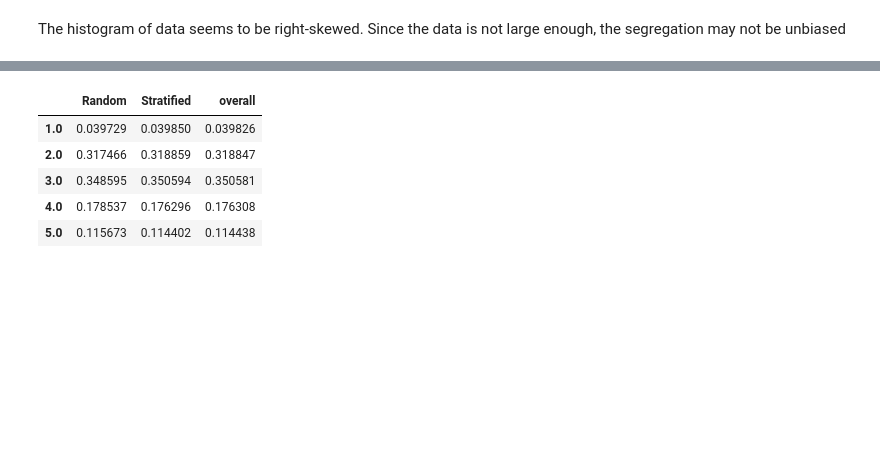
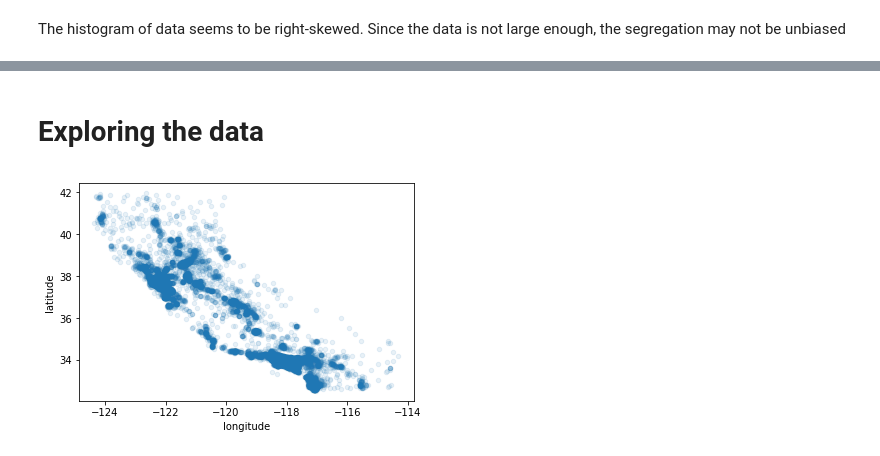
Before and after one commit to gerdm/machine_learning, a Jupyter notebook: scikitlearn_tflow/Housing.ipynb, the cells around one changed output, grey strips where cells are left out. Saved outputs shown, nothing was run; the diff lists cells and outputs as text; code cells hidden in the pictures; blank space fills up the shorter version.

Commit message:
continued housing analysis

```diff
--- a/scikitlearn_tflow/Housing.ipynb
+++ b/scikitlearn_tflow/Housing.ipynb
@@ -124,9 +112,9 @@ segregations = pd.DataFrame({
-# %%
-segregations
-# %% [output]
-|  | Random | Stratified | overall |
-| 1.0 | 0.039729 | 0.039850 | 0.039826 |
-| 2.0 | 0.317466 | 0.318859 | 0.318847 |
-| 3.0 | 0.348595 | 0.350594 | 0.350581 |
-| 4.0 | 0.178537 | 0.176296 | 0.176308 |
-| 5.0 | 0.115673 | 0.114402 | 0.114438 |
+# %% [markdown]
+# Exploring the data
+# %%
+# copying the data to fir the model from
+housing = train_set2.copy()
+# %%
+housing.plot(kind="scatter", x="longitude", y="latitude", alpha=0.1);
+# %% [output]
+[figure, added]
```
Also changed, not shown: parts of 8 cells of this notebook.
